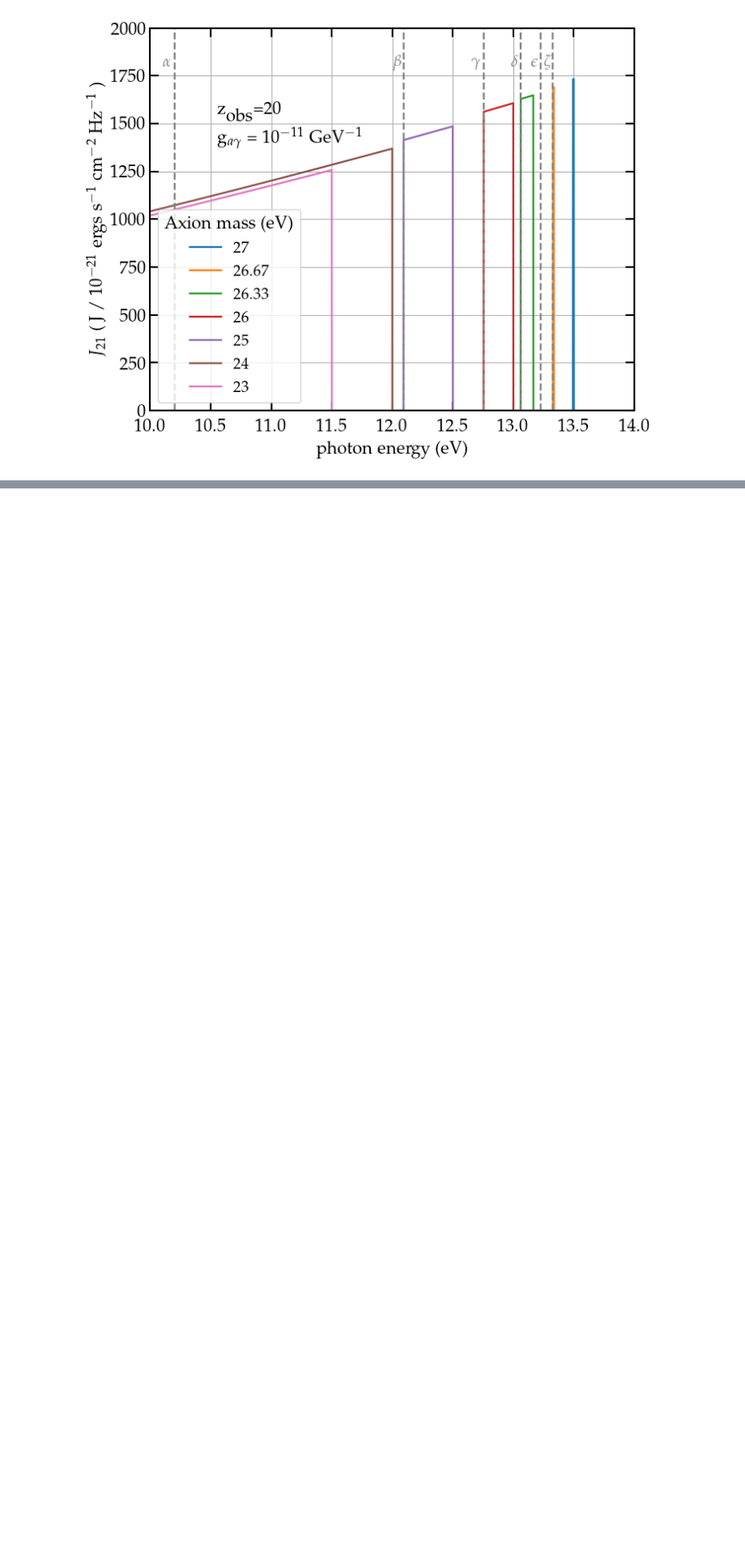
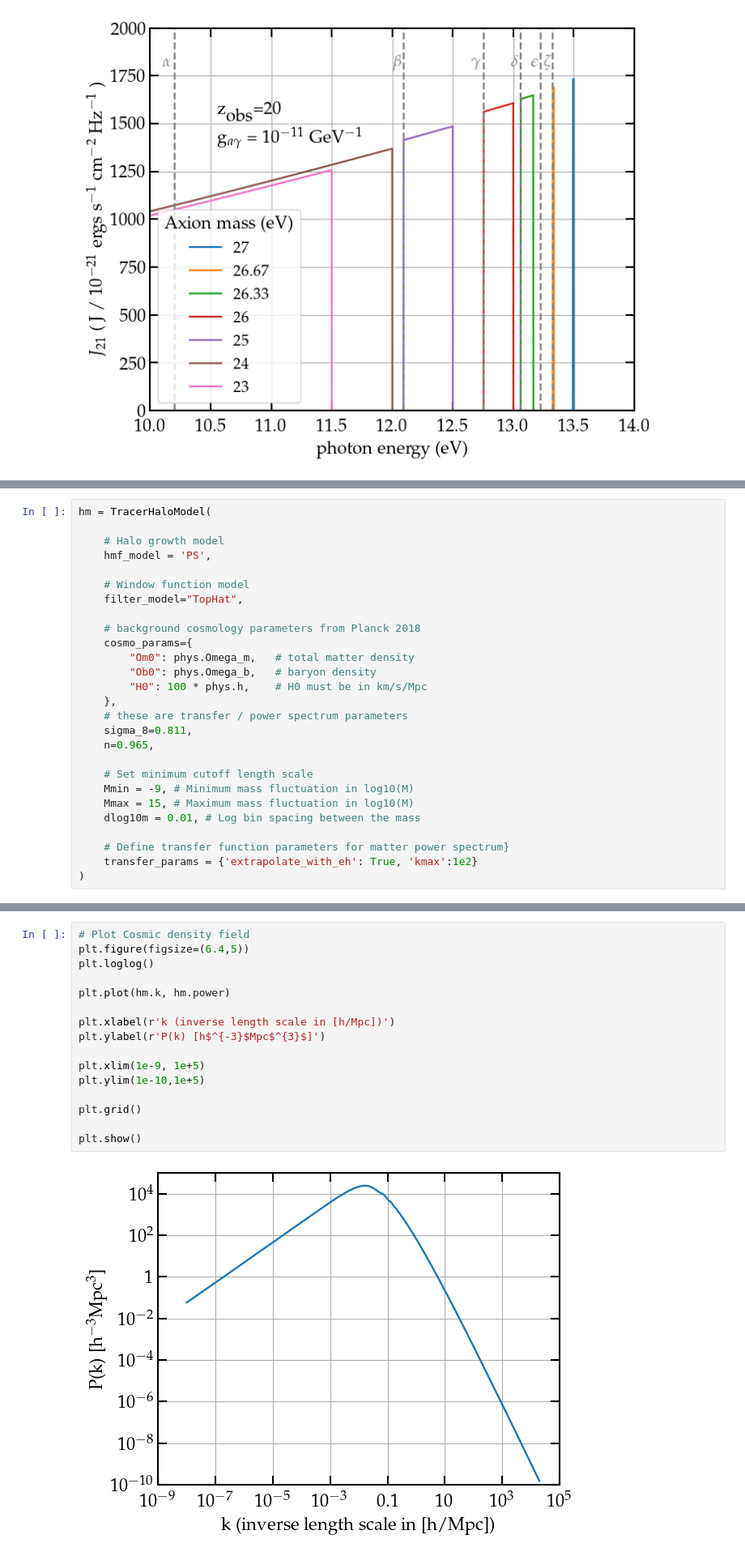
Before and after one commit to yash-aggarwal-17/AxionDCBH, a Jupyter notebook: AxionDCBH.ipynb, the cells around one changed output, grey strips where cells are left out. Shown at 81% size. Saved outputs shown, nothing was run; the diff lists cells and outputs as text; blank space fills up the shorter version.

```diff
--- a/AxionDCBH.ipynb
+++ b/AxionDCBH.ipynb
@@ -469,0 +259,27 @@ def ffac(m0):
+# %%
+hm = TracerHaloModel(
+
+    # Halo growth model
+    hmf_model = 'PS',
+
+    # Window function model
+    filter_model="TopHat",
+
+    # background cosmology parameters from Planck 2018
+    cosmo_params={
+        "Om0": phys.Omega_m,   # total matter density
+        "Ob0": phys.Omega_b,   # baryon density
+        "H0": 100 * phys.h,    # H0 must be in km/s/Mpc
+    },
+    # these are transfer / power spectrum parameters
+    sigma_8=0.811,
+    n=0.965,
+
+    # Set minimum cutoff length scale
+    Mmin = -9, # Minimum mass fluctuation in log10(M)
+    Mmax = 15, # Maximum mass fluctuation in log10(M)
+    dlog10m = 0.01, # Log bin spacing between the mass
+
+    # Define transfer function parameters for matter power spectrum}
+    transfer_params = {'extrapolate_with_eh': True, 'kmax':1e2}
+)
@@ -469,0 +306,18 @@ def ffac(m0):
+# %%
+# Plot Cosmic density field
+plt.figure(figsize=(6.4,5))
+plt.loglog()
+
+plt.plot(hm.k, hm.power)
+
+plt.xlabel(r'k (inverse length scale in [h/Mpc])')
+plt.ylabel(r'P(k) [h$^{-3}$Mpc$^{3}$]')
+
+plt.xlim(1e-9, 1e+5)
+plt.ylim(1e-10,1e+5)
+
+plt.grid()
+
+plt.show()
+# %% [output]
+[figure, added]
```
Also changed, not shown: parts of 429 cells of this notebook, 6 other files.
